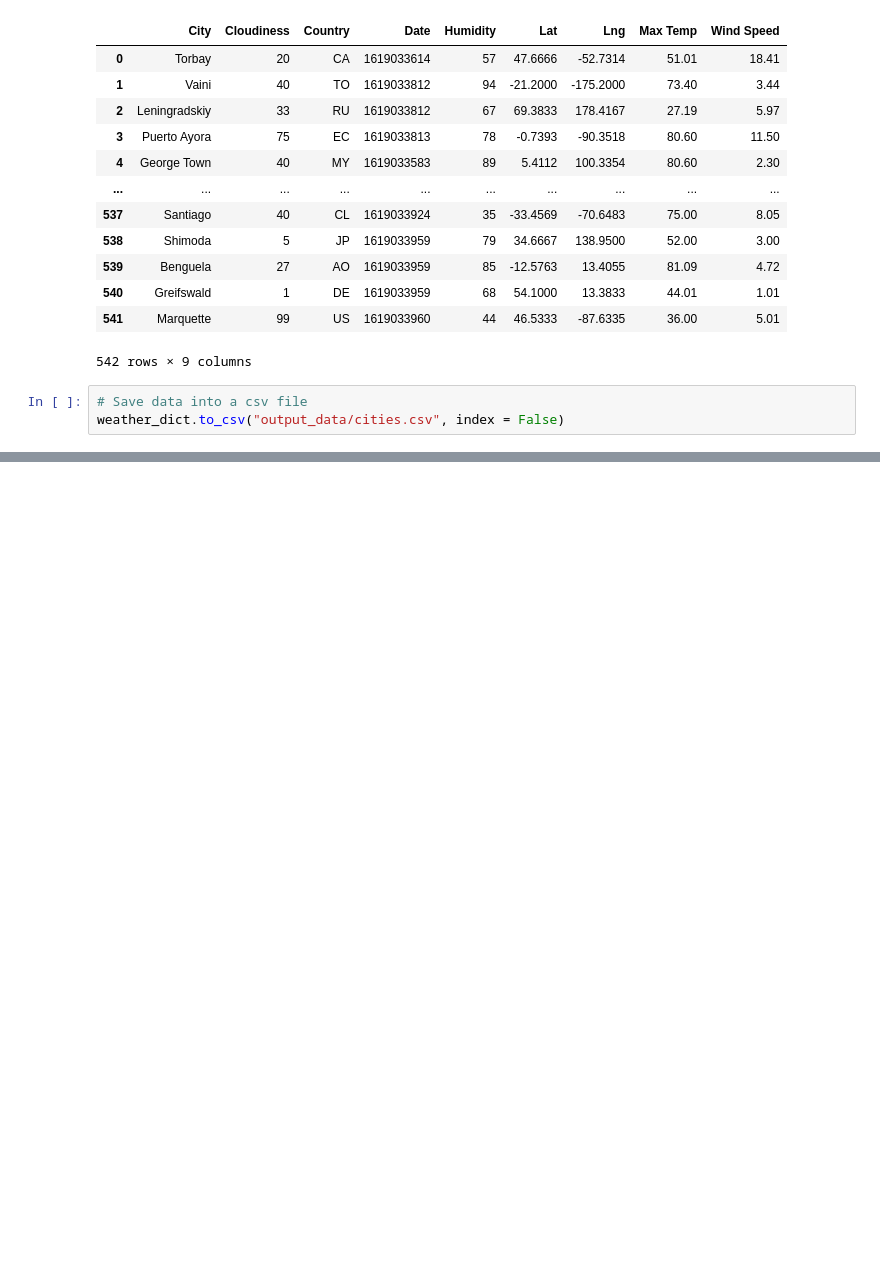
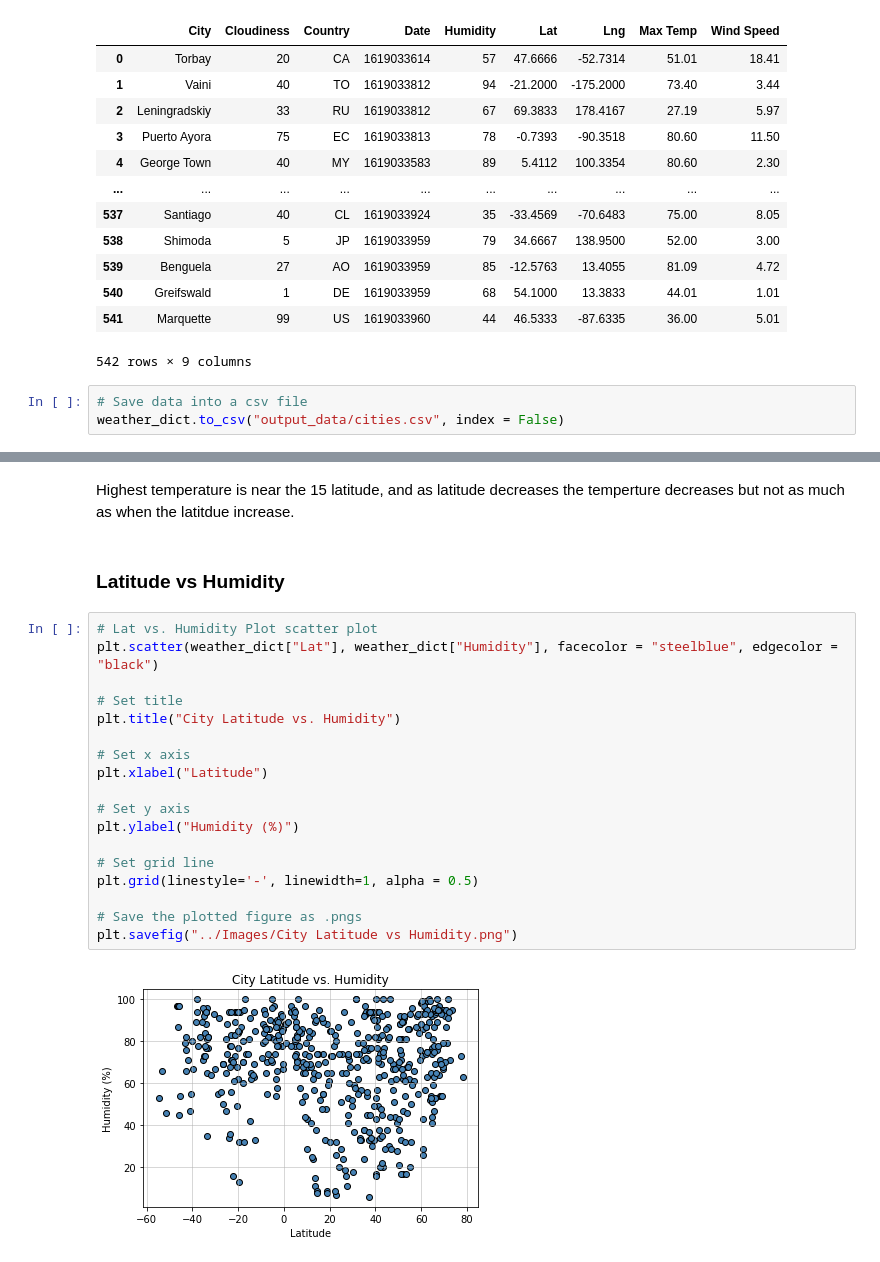
Before and after one commit to dejayru/python-api-chanllenge, a Jupyter notebook: WeatherPy/WeatherPy.ipynb, the cells around one changed output, grey strips where cells are left out. Cells and saved outputs as stored; diff of their text form; blank space fills up the shorter version.

```diff
--- a/WeatherPy/WeatherPy.ipynb
+++ b/WeatherPy/WeatherPy.ipynb
@@ -166,0 +191,24 @@ weather_dict.to_csv("output_data/cities.csv", index = False)
+# %% [markdown]
+Highest temperature is near the 15 latitude, and as latitude decreases the temperture decreases but not as much as when the latitdue increase.
+# %% [markdown]
+### Latitude vs Humidity
+# %%
+# Lat vs. Humidity Plot scatter plot
+plt.scatter(weather_dict["Lat"], weather_dict["Humidity"], facecolor = "steelblue", edgecolor = "black")
+
+# Set title
+plt.title("City Latitude vs. Humidity")
+
+# Set x axis
+plt.xlabel("Latitude")
+
+# Set y axis
+plt.ylabel("Humidity (%)")
+
+# Set grid line
+plt.grid(linestyle='-', linewidth=1, alpha = 0.5)
+
+# Save the plotted figure as .pngs
+plt.savefig("../Images/City Latitude vs Humidity.png")
+# %% [output]
+[figure, added]
```
Also changed, not shown: parts of 13 cells of this notebook, 4 other files.
